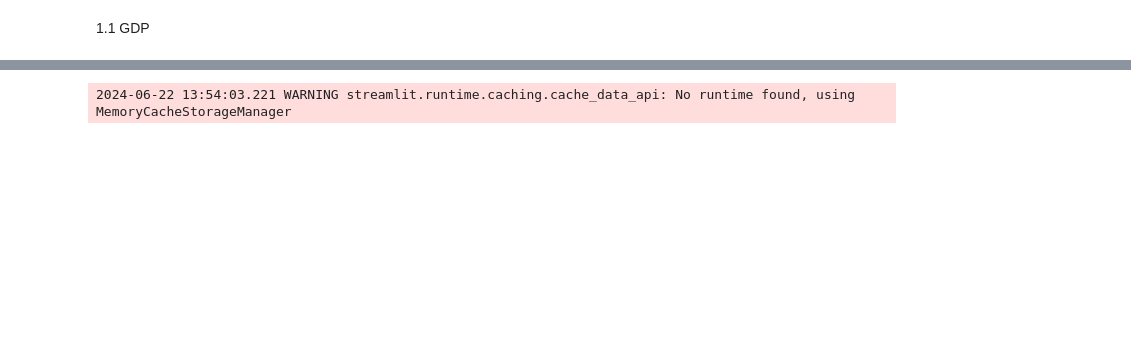
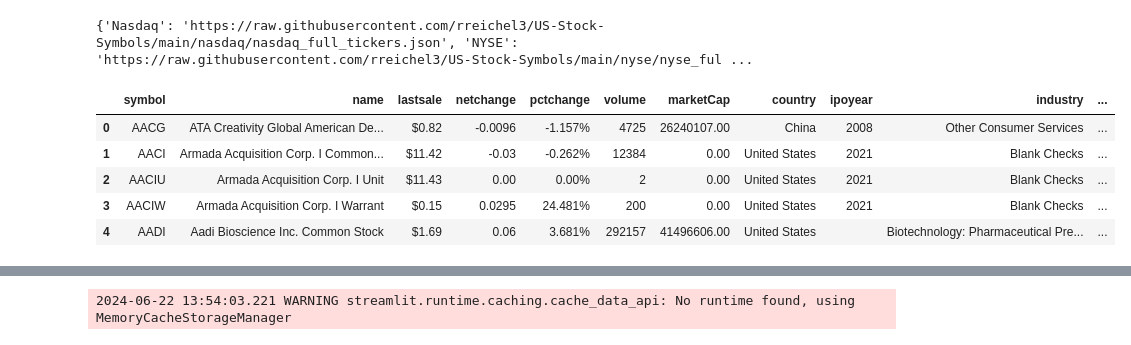
Before and after one commit to double-tea-l/ecom-indicator-dash, a Jupyter notebook: data/temp_indicators.ipynb, the cells around one changed output, grey strips where cells are left out. Drawn from its saved outputs; the diff is of its cells as text; code cells hidden in the pictures; blank space fills up the shorter version.

```diff
--- a/data/temp_indicators.ipynb
+++ b/data/temp_indicators.ipynb
@@ -1,2 +1,37 @@
-# %% [markdown]
-1.1 GDP
+# %%
+import pandas as pd
+import yfinance as yf
+import requests
+import re
+import json
+
+
+urls = {
+    "Nasdaq": 'https://raw.githubusercontent.com/rreichel3/US-Stock-Symbols/main/nasdaq/nasdaq_full_tickers.json',
+    "NYSE": 'https://raw.githubusercontent.com/rreichel3/US-Stock-Symbols/main/nyse/nyse_full_tickers.json',
+    "AMEX": 'https://raw.githubusercontent.com/rreichel3/US-Stock-Symbols/main/amex/amex_full_tickers.json'
+}
+
+# Now urls is a dictionary with the keys "Nasdaq", "NYSE", and "AMEX" each associated with their respective URL
+print(urls)
+
+# Fetch the content of the JSON file
+df = pd.DataFrame()
+
+for key, url in urls.items():
+    response = requests.get(url)
+    df_tmp = pd.DataFrame(response.json())
+    df_tmp['Exchange'] = key
+    df = pd.concat([df, df_tmp], ignore_index = True)
+
+# save a local copy
+# df.to_csv('us_symbol_tickers.csv', index = False)
+df.head()
+# %% [output]
+{'Nasdaq': 'https://raw.githubusercontent.com/rreichel3/US-Stock-Symbols/main/nasdaq/nasdaq_full_tickers.json', 'NYSE': 'https://raw.githubusercontent.com/rreichel3/US-Stock-Symbols/main/nyse/nyse_ful ...
+|  | symbol | name | lastsale | netchange | pctchange | volume | marketCap | country | ipoyear | industry | ... |
+| 0 | AACG | ATA Creativity Global American De... | $0.82 | -0.0096 | -1.157% | 4725 | 26240107.00 | China | 2008 | Other Consumer Services | ... |
+| 1 | AACI | Armada Acquisition Corp. I Common... | $11.42 | -0.03 | -0.262% | 12384 | 0.00 | United States | 2021 | Blank Checks | ... |
+| 2 | AACIU | Armada Acquisition Corp. I Unit | $11.43 | 0.00 | 0.00% | 2 | 0.00 | United States | 2021 | Blank Checks | ... |
+| 3 | AACIW | Armada Acquisition Corp. I Warrant | $0.15 | 0.0295 | 24.481% | 200 | 0.00 | United States | 2021 | Blank Checks | ... |
+| 4 | AADI | Aadi Bioscience Inc. Common Stock | $1.69 | 0.06 | 3.681% | 292157 | 41496606.00 | United States |  | Biotechnology: Pharmaceutical Pre... | ... |
```
Also changed, not shown: parts of 8 cells of this notebook.
